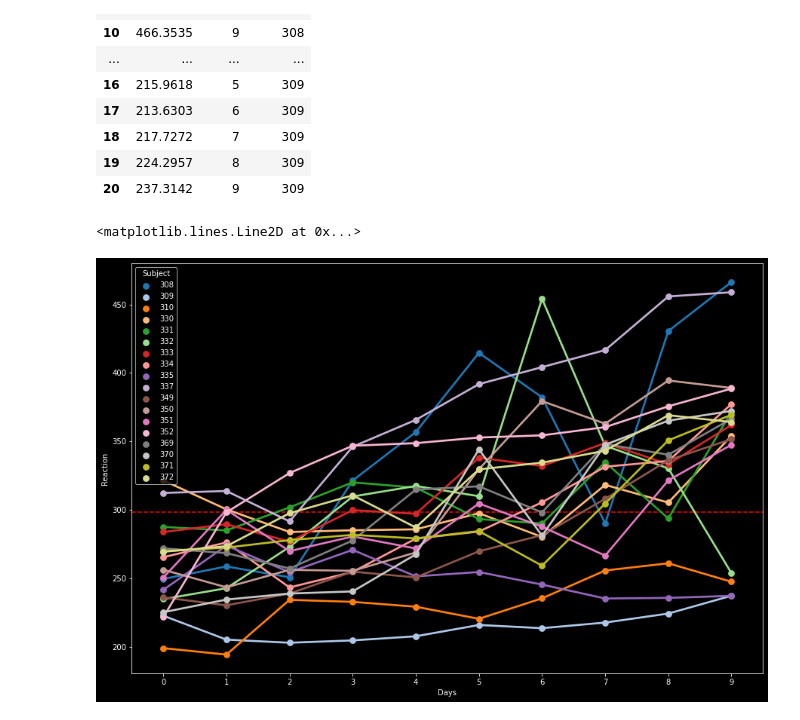
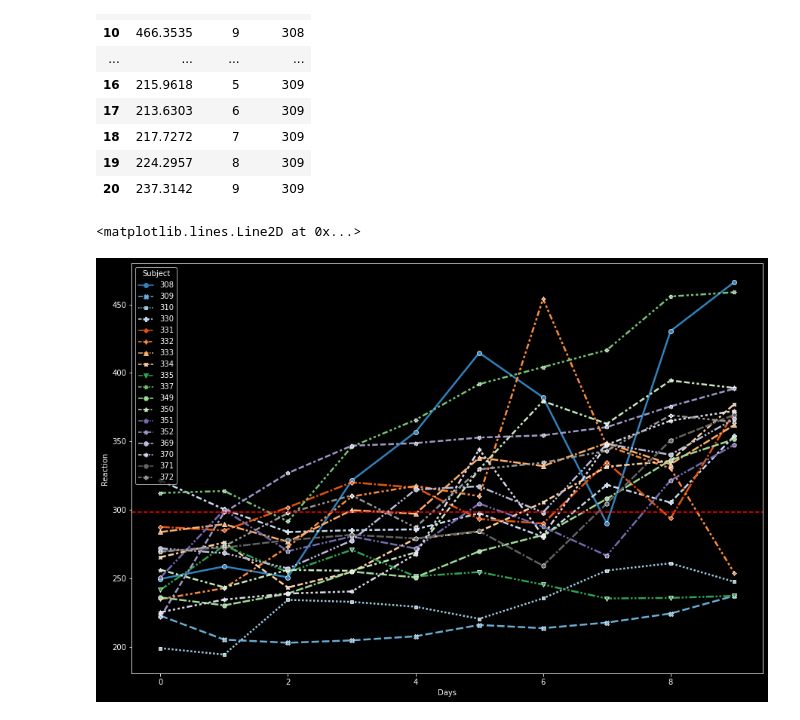
Before and after one commit to Ken-Alviola/numpy-pandas-visualization-exercises, a Jupyter notebook: seaborn_exercises.ipynb, the cells around one changed output. Saved outputs shown, nothing was run; the diff lists cells and outputs as text; code cells hidden in the pictures.

```diff
--- a/seaborn_exercises.ipynb
+++ b/seaborn_exercises.ipynb
@@ -294,11 +320,11 @@ sleepstudy.head(20)
 # %%
 # Use seaborn to create a line chart of
 # all the individual subject's reaction times and a
 # more prominant line showing the average change in reaction time.
 plt.figure(figsize = (15,10))
 
-sns.pointplot(data=sleepstudy,x='Days',y='Reaction',style='Subject',hue='Subject',palette='tab20',legend='full')
+sns.lineplot(data=sleepstudy,x='Days',y='Reaction',style='Subject',hue='Subject',palette='tab20c',markers=True,legend='full',linewidth = 2.5 )
 plt.axhline(sleepstudy.Reaction.mean(), color='r', linestyle='--')
 # %% [output]
 <matplotlib.lines.Line2D at 0x...>
-[figure, old version]
+[figure, new version]
```
Also changed, not shown: parts of 6 cells of this notebook.
